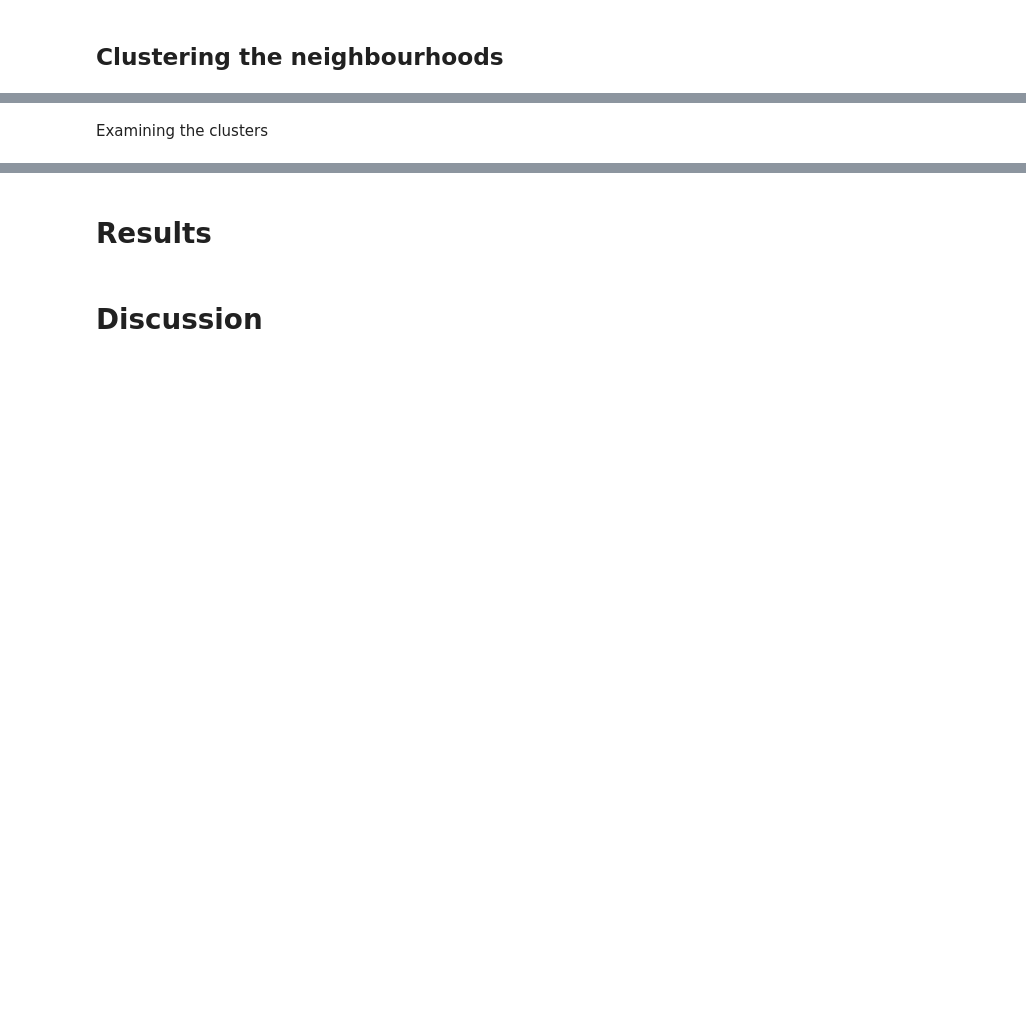
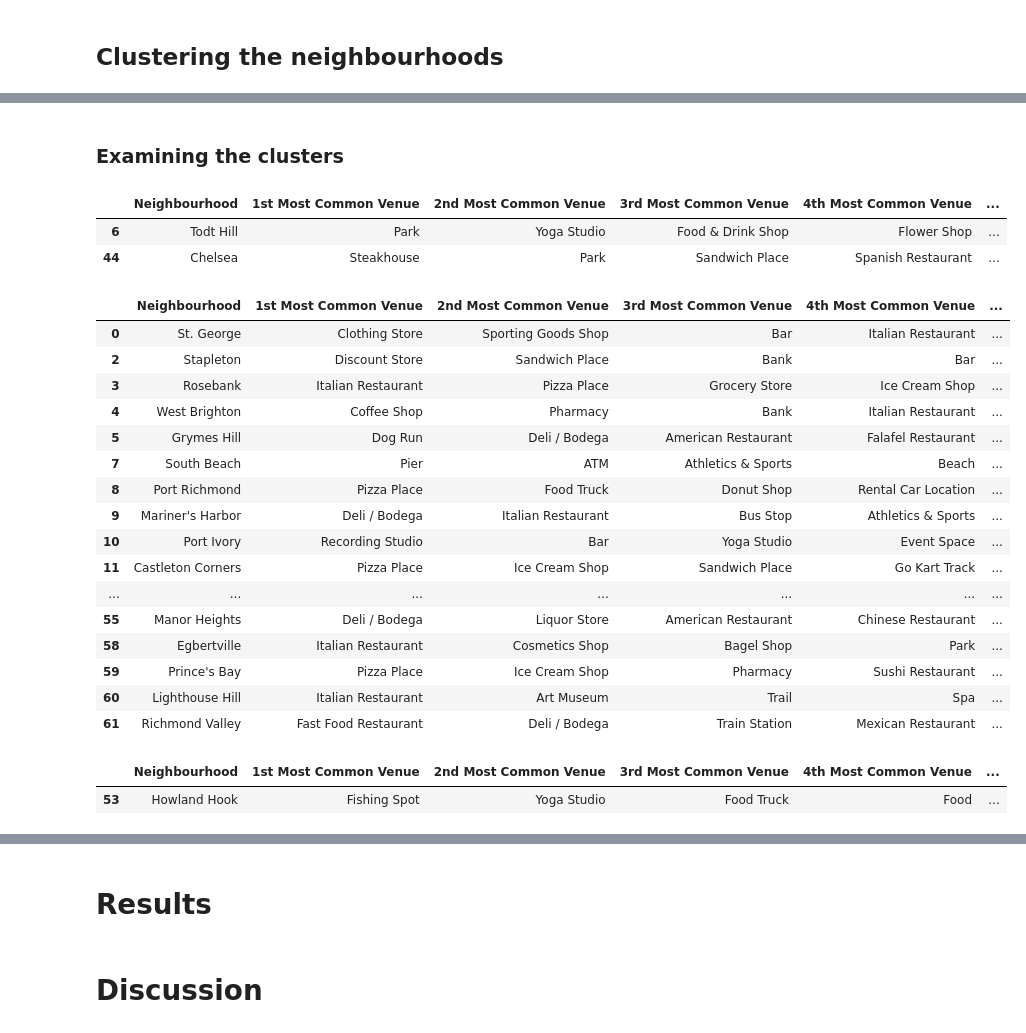
Before and after one commit to caitydows/coursera-capstone, a Jupyter notebook: Battle of the Neighbourhoods (Week 2).ipynb, the cells around one changed output, grey strips where cells are left out. Cells and saved outputs as stored; diff of their text form; code cells hidden in the pictures; blank space fills up the shorter version.

Commit message:
Published from Watson Studio.

```diff
--- a/Battle of the Neighbourhoods (Week 2).ipynb
+++ b/Battle of the Neighbourhoods (Week 2).ipynb
@@ -400,9 +487,37 @@ staten_map_clusters
 # %% [markdown]
-Examining the clusters
+### Examining the clusters
 # %%
-staten_merged.loc[staten_merged['Cluster Labels'] == 0, staten_merged.columns[[1] + list(range(5, staten_merged.shape[1]))]]
+cluster1 = staten_merged.loc[staten_merged['Cluster Labels'] == 0, staten_merged.columns[[1] + list(range(5, staten_merged.shape[1]))]]
+cluster1
+# %% [output]
+|  | Neighbourhood | 1st Most Common Venue | 2nd Most Common Venue | 3rd Most Common Venue | 4th Most Common Venue | ... |
+| 6 | Todt Hill | Park | Yoga Studio | Food & Drink Shop | Flower Shop | ... |
+| 44 | Chelsea | Steakhouse | Park | Sandwich Place | Spanish Restaurant | ... |
 # %%
-staten_merged.loc[staten_merged['Cluster Labels'] == 1, staten_merged.columns[[1] + list(range(5, staten_merged.shape[1]))]]
+cluster2 = staten_merged.loc[staten_merged['Cluster Labels'] == 1, staten_merged.columns[[1] + list(range(5, staten_merged.shape[1]))]]
+cluster2
+# %% [output]
+|  | Neighbourhood | 1st Most Common Venue | 2nd Most Common Venue | 3rd Most Common Venue | 4th Most Common Venue | ... |
+| 0 | St. George | Clothing Store | Sporting Goods Shop | Bar | Italian Restaurant | ... |
+| 2 | Stapleton | Discount Store | Sandwich Place | Bank | Bar | ... |
+| 3 | Rosebank | Italian Restaurant | Pizza Place | Grocery Store | Ice Cream Shop | ... |
+| 4 | West Brighton | Coffee Shop | Pharmacy | Bank | Italian Restaurant | ... |
+| 5 | Grymes Hill | Dog Run | Deli / Bodega | American Restaurant | Falafel Restaurant | ... |
+| 7 | South Beach | Pier | ATM | Athletics & Sports | Beach | ... |
+| 8 | Port Richmond | Pizza Place | Food Truck | Donut Shop | Rental Car Location | ... |
+| 9 | Mariner's Harbor | Deli / Bodega | Italian Restaurant | Bus Stop | Athletics & Sports | ... |
+| 10 | Port Ivory | Recording Studio | Bar | Yoga Studio | Event Space | ... |
+| 11 | Castleton Corners | Pizza Place | Ice Cream Shop | Sandwich Place | Go Kart Track | ... |
+| ... | ... | ... | ... | ... | ... | ... |
+| 55 | Manor Heights | Deli / Bodega | Liquor Store | American Restaurant | Chinese Restaurant | ... |
+| 58 | Egbertville | Italian Restaurant | Cosmetics Shop | Bagel Shop | Park | ... |
+| 59 | Prince's Bay | Pizza Place | Ice Cream Shop | Pharmacy | Sushi Restaurant | ... |
+| 60 | Lighthouse Hill | Italian Restaurant | Art Museum | Trail | Spa | ... |
+| 61 | Richmond Valley | Fast Food Restaurant | Deli / Bodega | Train Station | Mexican Restaurant | ... |
 # %%
-staten_merged.loc[staten_merged['Cluster Labels'] == 2, staten_merged.columns[[1] + list(range(5, staten_merged.shape[1]))]]
+cluster3 = staten_merged.loc[staten_merged['Cluster Labels'] == 2, staten_merged.columns[[1] + list(range(5, staten_merged.shape[1]))]]
+cluster3
+# %% [output]
+|  | Neighbourhood | 1st Most Common Venue | 2nd Most Common Venue | 3rd Most Common Venue | 4th Most Common Venue | ... |
+| 53 | Howland Hook | Fishing Spot | Yoga Studio | Food Truck | Food | ... |
 # %%
```
Also changed, not shown: parts of 24 cells of this notebook.
